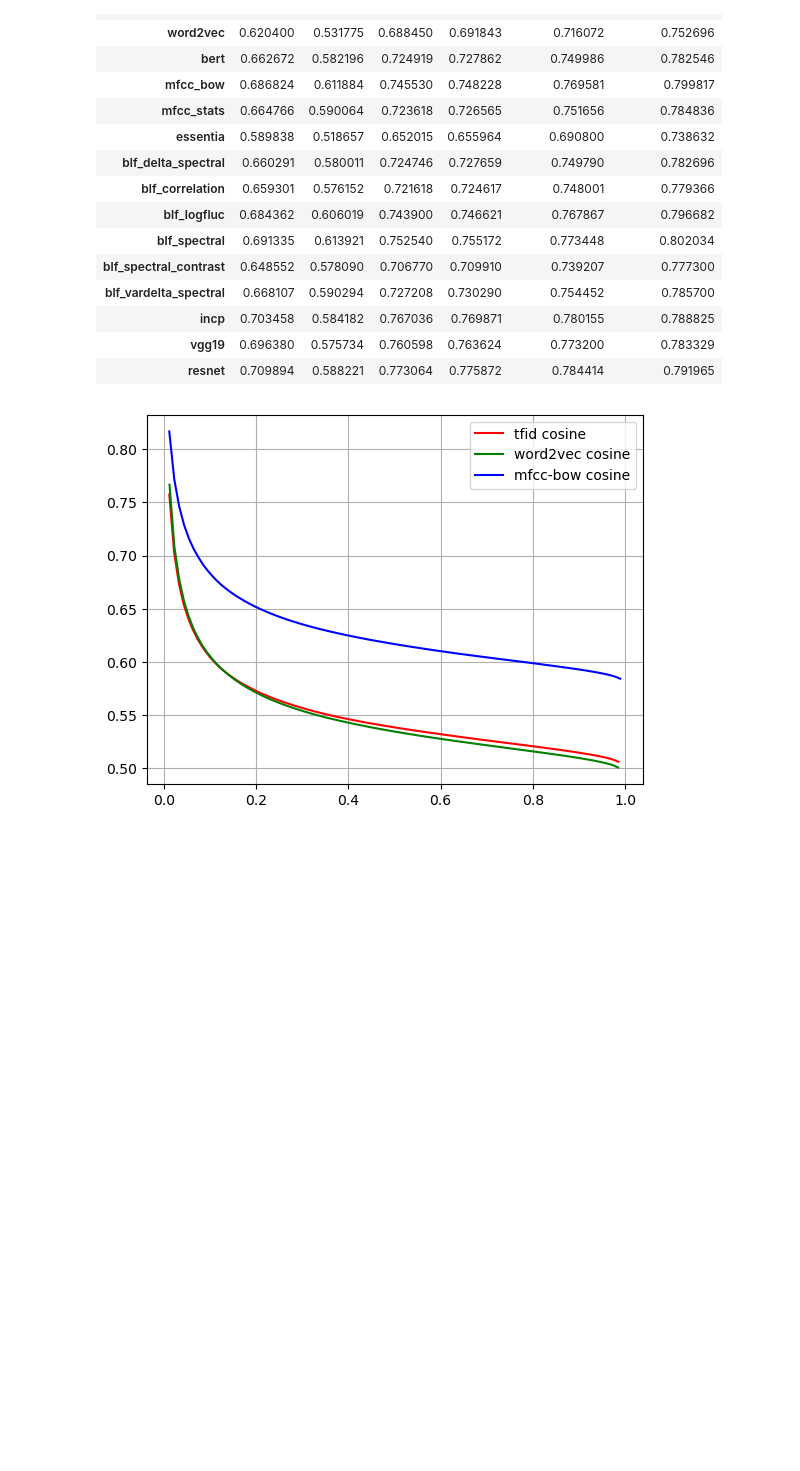
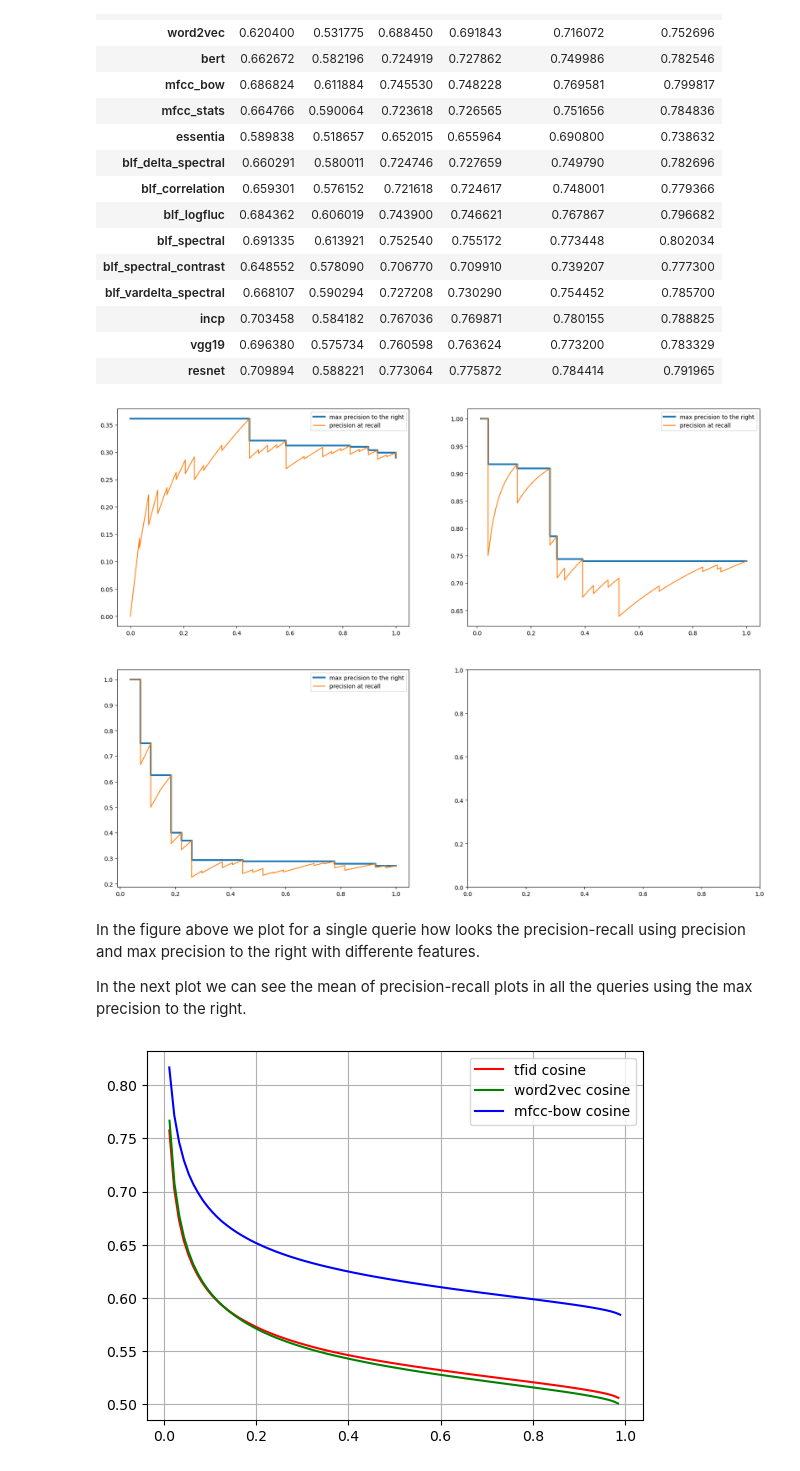
Before and after one commit to mmosc/MMSR, a Jupyter notebook: project/EvaluationMetrics-.ipynb, the cells around one changed output. Saved outputs shown, nothing was run; the diff lists cells and outputs as text; code cells hidden in the pictures; blank space fills up the shorter version.

```diff
--- a/project/EvaluationMetrics-.ipynb
+++ b/project/EvaluationMetrics-.ipynb
@@ -53,4 +55,0 @@ import scipy.stats as stats
-# %%
-# DATA FILES PROVIDED Task 2
-file_genres_2   = "./../task2/id_genres_mmsr.tsv"
-file_info_2     = "./../task2/id_information_mmsr.tsv"
@@ -285,7 +224,3 @@ jaccard_df = {
 }
 # %% [markdown]
 ## Evaluation metrics
-# %%
-# Check if any genre of the song one is in the genres of song two, if yes returns True
-def isResultRelevant(songOneGenres, songTwoGenres):
-    return any(item in get_genres(songOneGenres) for item in get_genres(songTwoGenres))
@@ -411,8 +345,8 @@ def getMetrics(dfTopIds, topNumber):
 # %% [markdown]
 ## Evaluation of datasets with MAP, MRR and Mean NDCG at top 100 cosine and jaccard
 # %%
-if exists('./TopIdsTask2/df_metrics_jaccard.csv'):
-    metrics_jaccard = pd.read_csv('./TopIdsTask2/df_metrics_jaccard.csv', index_col=0)
+if exists(file_metrics_jaccard):
+    metrics_jaccard = pd.read_csv(file_metrics_jaccard, index_col=0)
 else:
 
     i = 0
@@ -437,7 +371,7 @@ else:
         np.column_stack((jaccard_MAP_10,jaccard_MAP_100, jaccard_MRR_10,jaccard_MRR_100, jaccard_MeanNDCG_10,jaccard_MeanNDCG_100)),
         index=jaccard_df.keys(),
         columns=['MAP_10','MAP_100','MRR_10','MRR_100','Mean NDCG_10','Mean NDCG_100'])
-    metrics_jaccard.to_csv('./TopIdsTask2/df_metrics_jaccard.csv')
+    metrics_jaccard.to_csv(file_metrics_jaccard)
 # %%
 metrics_jaccard
 # %% [output]
@@ -458,8 +392,8 @@ metrics_jaccard
 | vgg19 | 0.848716 | 0.602661 | 1.000000 | 1.000000 | 0.898254 | 0.825485 |
 | resnet | 0.835148 | 0.599123 | 0.992460 | 0.992481 | 0.890049 | 0.824655 |
 # %%
-if exists('./TopIdsTask2/df_metrics_cosine.csv'):
-    metrics_cosine = pd.read_csv('./TopIdsTask2/df_metrics_cosine.csv', index_col=0)
+if exists(file_metrics_cosine):
+    metrics_cosine = pd.read_csv(file_metrics_cosine, index_col=0)
 else:
 
     i = 0
@@ -484,7 +418,7 @@ else:
         np.column_stack((cosine_MAP_10,cosine_MAP_100, cosine_MRR_10,cosine_MRR_100, cosine_MeanNDCG_10,cosine_MeanNDCG_100)),
         index=cosine_df.keys(),
         columns=['MAP_10','MAP_100','MRR_10','MRR_100','Mean NDCG_10','Mean NDCG_100'])
-    metrics_cosine.to_csv('./TopIdsTask2/df_metrics_cosine.csv')
+    metrics_cosine.to_csv(file_metrics_cosine)
 # %%
 metrics_cosine
 # %% [output]
@@ -535,6 +469,25 @@ def Precision(dfTopIds, topNumber, returnMeanOfValues):
 p, r, p_max = Precision(top_cosine_tfidf, 100, False)
 p1, r1, p1_max = Precision(top_cosine_word2vec, 100, False)
 p2, r2, p2_max = Precision(top_cosine_mfcc_bow, 100, False)
+# %%
+index_test = 2
+fig, axs = plt.subplots(ncols=2, nrows=2, figsize=(20, 15))
+axs[0,0].plot(r[index_test], p_max[index_test], label='max precision to the right', linewidth=3)
+axs[0,0].plot(r[index_test], p[index_test], label='precision at recall')
+axs[0,0].legend()
+axs[0,1].plot(r1[index_test], p1_max[index_test],  label='max precision to the right', linewidth=3)
+axs[0,1].plot(r1[index_test], p1[index_test], label='precision at recall' )
+axs[0,1].legend()
+axs[1,0].plot(r2[index_test], p2_max[index_test],  label='max precision to the right', linewidth=3)
+axs[1,0].plot(r2[index_test], p2[index_test], label='precision at recall')
+axs[1,0].legend()
+plt.show()
+# %% [output]
+[figure, added]
+# %% [markdown]
+In the figure above we plot for a single querie how looks the precision-recall using precision and max precision to the right with differente features.
+
+In the next plot we can see the mean of precision-recall plots in all the queries using the max precision to the right.
 # %%
 plt.plot(np.mean(r, axis=0), np.mean(p_max, axis=0), color='r', label='tfid cosine')
 plt.plot(np.mean(r1, axis=0), np.mean(p1_max, axis=0), color='g', label='word2vec cosine')
```
Also changed, not shown: parts of 17 cells of this notebook, 5 other files.
